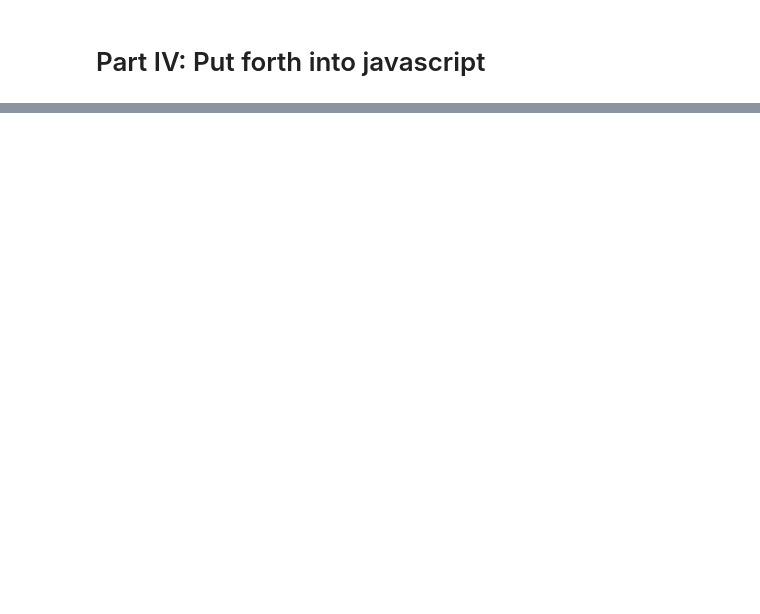
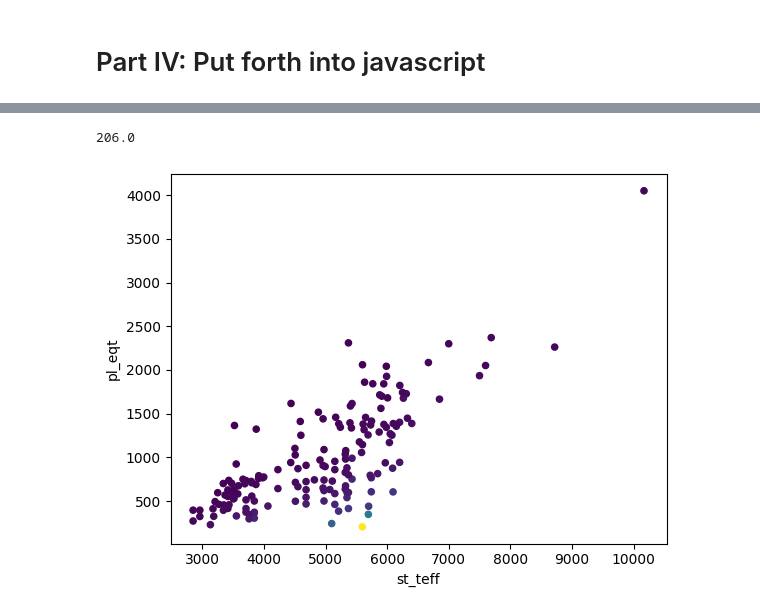
Before and after one commit to julestrada/Project-3, a Jupyter notebook: Project-3-code.ipynb, the cells around one changed output, grey strips where cells are left out. Cells and saved outputs as stored; diff of their text form; code cells hidden in the pictures; blank space fills up the shorter version.

```diff
--- a/Project-3-code.ipynb
+++ b/Project-3-code.ipynb
@@ -326,0 +377,16 @@ exoplanet_df.loc[exoplanet_df["pl_name"] == 'KELT-9 b', :]
+# %%
+exoplanet_df["pl_eqt"].min()
+# %% [output]
+206.0
+# %%
+#(4050-206)/162
+
+#tempytempyList = []
+#Temp = 206
+#for i in range(0, 162):
+#    tempytempyList.append(Temp)
+#    Temp += (4050-206)/162
+
+graph = exoplanet_df.plot.scatter("st_teff", "pl_eqt", color = list(exoplanet_df["pl_orbsmax"]))
+# %% [output]
+[figure, added]
```
Also changed, not shown: parts of 27 cells of this notebook, 3 other files.
